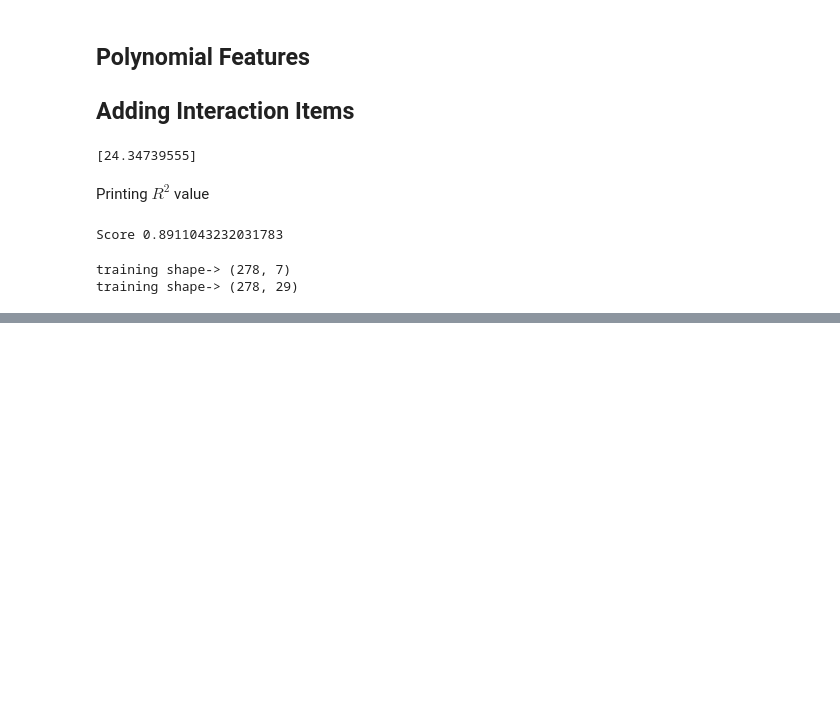
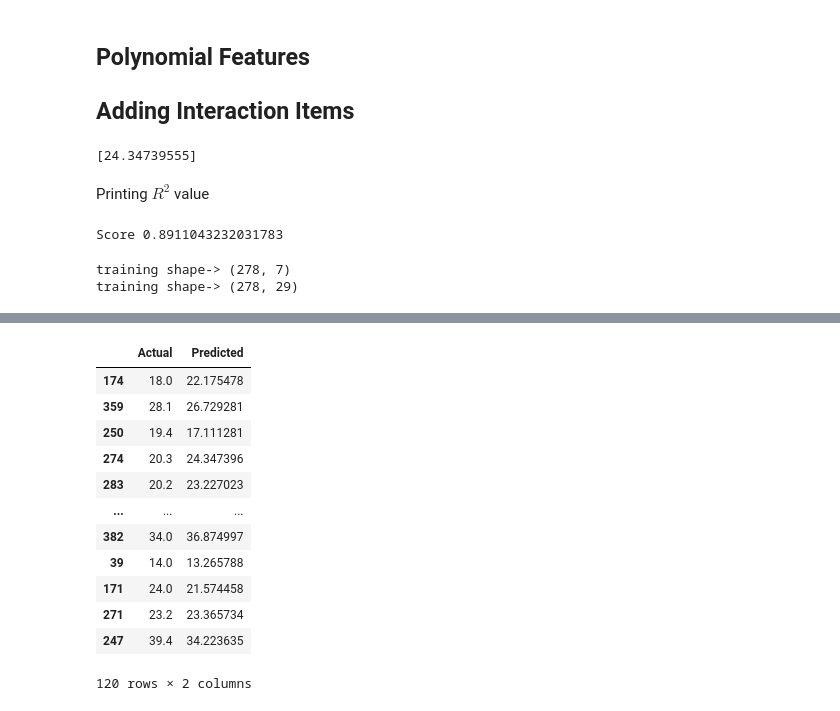
Before and after one commit to Iamsbharti/ML-AI, a Jupyter notebook: algorithms/Liner-Regression/auto_linear.ipynb, the cells around one changed output, grey strips where cells are left out. Cells and saved outputs as stored; diff of their text form; code cells hidden in the pictures; blank space fills up the shorter version.

Commit message:
displayed actual vs predicted

```diff
--- a/algorithms/Liner-Regression/auto_linear.ipynb
+++ b/algorithms/Liner-Regression/auto_linear.ipynb
@@ -246,0 +270,18 @@ training shape-> (278, 29)
+# %%
+# visulalize the test vs predicted
+df = pd.DataFrame({'Actual': y_test.mpg, 'Predicted': y_pred.flatten()})
+df
+# %% [output]
+|  | Actual | Predicted |
+| 174 | 18.0 | 22.175478 |
+| 359 | 28.1 | 26.729281 |
+| 250 | 19.4 | 17.111281 |
+| 274 | 20.3 | 24.347396 |
+| 283 | 20.2 | 23.227023 |
+| ... | ... | ... |
+| 382 | 34.0 | 36.874997 |
+| 39 | 14.0 | 13.265788 |
+| 171 | 24.0 | 21.574458 |
+| 271 | 23.2 | 23.365734 |
+| 247 | 39.4 | 34.223635 |
+120 rows × 2 columns
```
Also changed, not shown: parts of 2 cells of this notebook.
